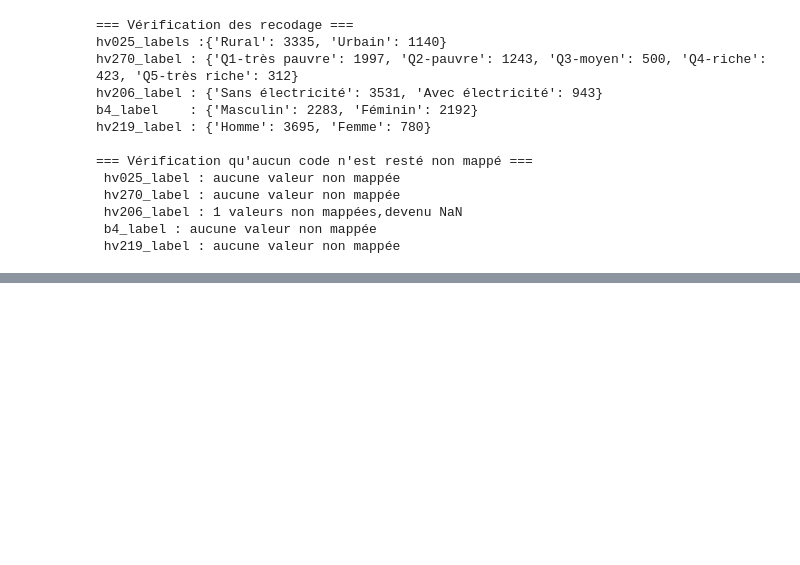
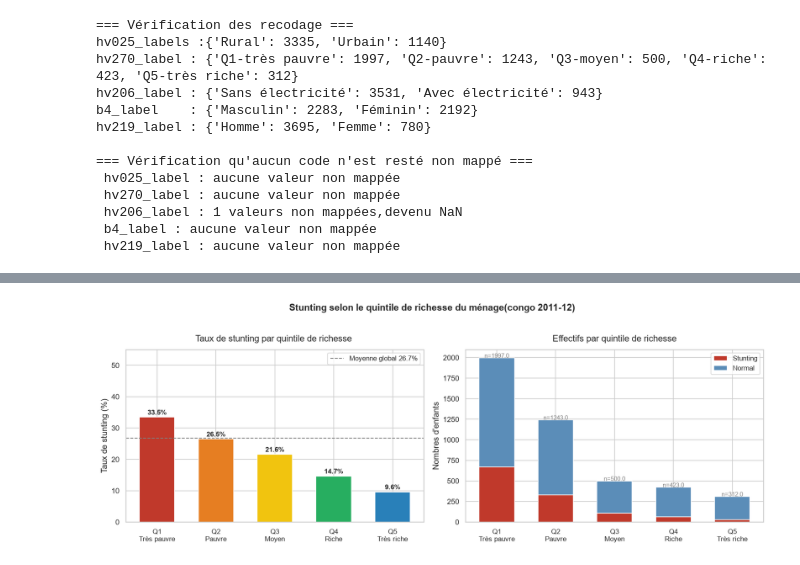
Before and after one commit to astraorigine/NutriPredict-Congo, a Jupyter notebook: notebooks/03_analyse_exploratoire.ipynb, the cells around one changed output, grey strips where cells are left out. Drawn from its saved outputs; the diff is of its cells as text; code cells hidden in the pictures; blank space fills up the shorter version.

```diff
--- a/notebooks/03_analyse_exploratoire.ipynb
+++ b/notebooks/03_analyse_exploratoire.ipynb
@@ -141,0 +284,74 @@ hv219_label : {'Homme': 3695, 'Femme': 780}
+# %%
+fig, axes = plt.subplots(1,2,figsize=(14,5))
+
+# Ordre naturel des quintiles
+ordre_quintiles = ['Q1-très pauvre', 'Q2-pauvre', 'Q3-moyen', 'Q4-riche', 'Q5-très riche']
+
+# Calcul des taux par quintile
+taux_richesse = (df.groupby("hv270_label")["stunting"].agg(["sum","count"])
+                .rename(columns={"sum":"stunting","count":"total"}))
+
+taux_richesse["taux"] = taux_richesse["stunting"] / taux_richesse["total"]*100
+taux_richesse = taux_richesse.reindex(ordre_quintiles)
+
+# Palette dégradée du rouge au bleu
+colors_richesse = ['#C0392B', '#E67E22', '#F1C40F', '#27AE60', '#2980B9']
+
+# Graphique gauche : taux par quintile
+bar = axes[0].bar(
+    range(len(ordre_quintiles)),
+    taux_richesse["taux"],
+    color= colors_richesse,
+    width= 0.6,
+    edgecolor="white"
+)
+
+axes[0].set_title("Taux de stunting par quintile de richesse ",fontsize=13,pad=12)
+axes[0].set_ylabel("Taux de stunting (%)")
+axes[0].set_ylim(0,55)
+axes[0].set_xticks(range(len(ordre_quintiles)))
+axes[0].set_xticklabels(["Q1\nTrès pauvre","Q2\nPauvre","Q3\nMoyen","Q4\nRiche","Q5\nTrès riche"],fontsize=10)
+
+axes[0].axhline(
+    y=df["stunting"].mean()*100,
+    linestyle="--",linewidth=1.2,color="grey",
+    label =f"Moyenne global {df["stunting"].mean()*100:.1f}%",
+)
+axes[0].legend(fontsize=10)
+for i,taux in  enumerate(taux_richesse["taux"]):
+    axes[0].text(i,taux+0.8,f"{taux:.1f}%",fontsize=10,ha="center",fontweight="bold")
+
+
+
+
+# Graphique droite : effectifs par quintiles
+axes[1].bar(
+    range(len(ordre_quintiles)),taux_richesse["stunting"],
+    color='#C0392B',edgecolor = "white",width=0.6,label="Stunting")
+
+axes[1].bar(
+    range(len(ordre_quintiles)),taux_richesse["total"]-taux_richesse["stunting"],
+    color='#5B8DB8',edgecolor = "white",width=0.6,label="Normal",
+    bottom = taux_richesse["stunting"]
+    )
+
+axes[1].set_title("Effectifs par quintile de richesse",fontsize=13,pad=12)
+axes[1].set_ylabel("Nombres d'enfants")
+axes[1].set_xticks(range(len(ordre_quintiles)))
+axes[1].set_xticklabels(["Q1\nTrès pauvre","Q2\nPauvre","Q3\nMoyen","Q4\nRiche","Q5\nTrès riche"],fontsize=10)
+axes[1].legend(fontsize=10)
+
+for i,(idx,row) in enumerate(taux_richesse.iterrows()):
+    axes[1].text(i,row["total"] +0.8,f"n={row["total"]}",fontsize=9,color="grey",ha='center')
+
+fig.suptitle("Stunting selon le quintile de richesse du ménage(congo 2011-12)",
+            fontsize=14, fontweight="bold",y=1.02)
+plt.tight_layout()
+plt.savefig(os.path.join(OUTPUT_DIR,"03_stunting_richesse.png"),dpi=150,bbox_inches="tight")
+plt.show()
+
+print("Graphique sauvegardé")
+print("\n=== Résumé numérique ====")
+print(taux_richesse[["stunting","total","taux"]].round(1))
+# %% [output]
+[figure, added]
```
Also changed, not shown: parts of 11 cells of this notebook, 6 other files.
